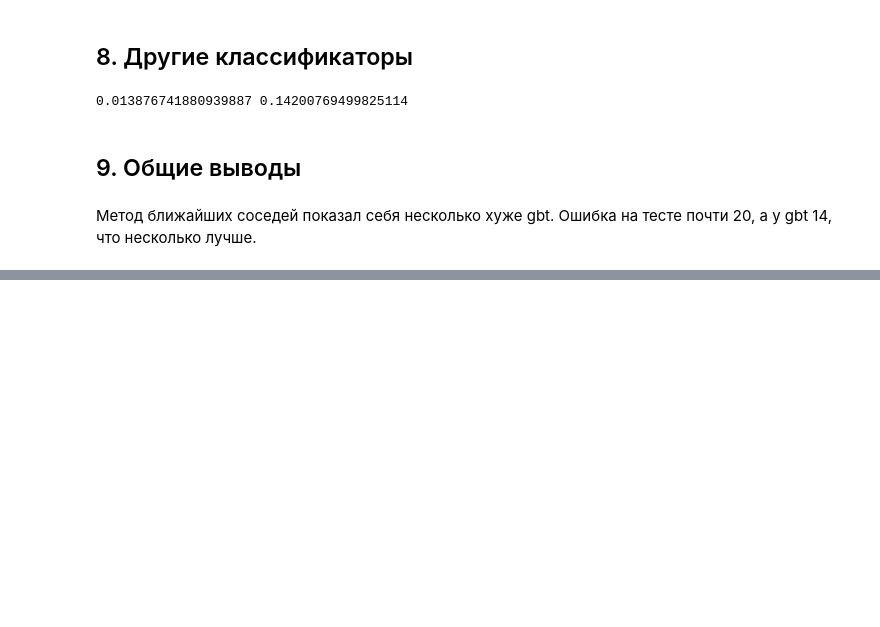
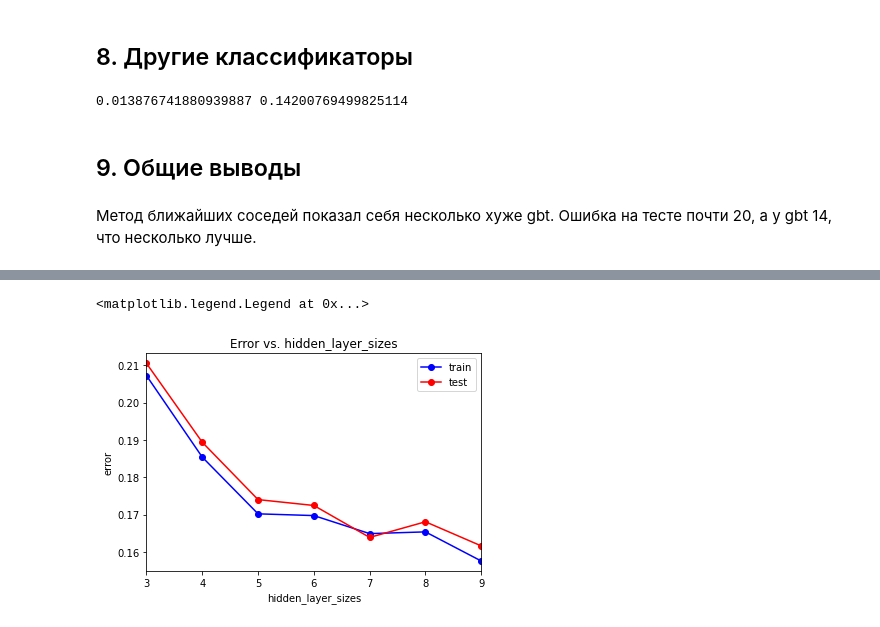
Before and after one commit to AnastasijaK22/machine_learning_magi, a Jupyter notebook: Music.ipynb, the cells around one changed output, grey strips where cells are left out. Saved outputs shown, nothing was run; the diff lists cells and outputs as text; code cells hidden in the pictures; blank space fills up the shorter version.

```diff
--- a/Music.ipynb
+++ b/Music.ipynb
@@ -656,0 +762,2 @@ print(err_train, err_test)
+# %%
+alpha_opt = alpha_opt[0]
@@ -656,0 +780,31 @@ print(err_train, err_test)
+# %%
+test_err = []
+train_err = []
+train_acc = []
+test_acc = []
+
+for k in range(3,10):
+    mlp_model = MLPClassifier(hidden_layer_sizes = (k,),
+                              solver = 'adam', activation = 'logistic', max_iter=1000, random_state = 42)
+    mlp_model.fit(X_train, y_train)
+
+    y_train_pred = mlp_model.predict(X_train)
+    y_test_pred = mlp_model.predict(X_test)
+
+    train_err.append(np.mean(y_train != y_train_pred))
+    test_err.append(np.mean(y_test != y_test_pred))
+    train_acc.append(accuracy_score(y_train, y_train_pred))
+    test_acc.append(accuracy_score(y_test, y_test_pred))
+# %%
+number = np.arange(3,10)
+# %%
+plt.plot(number, train_err, 'b-o', label = 'train')
+plt.plot(number, test_err, 'r-o', label = 'test')
+plt.xlim([np.min(number), np.max(number)])
+plt.title('Error vs. hidden_layer_sizes')
+plt.xlabel('hidden_layer_sizes')
+plt.ylabel('error')
+plt.legend()
+# %% [output]
+<matplotlib.legend.Legend at 0x...>
+[figure, added]
```
Also changed, not shown: parts of 32 cells of this notebook.
